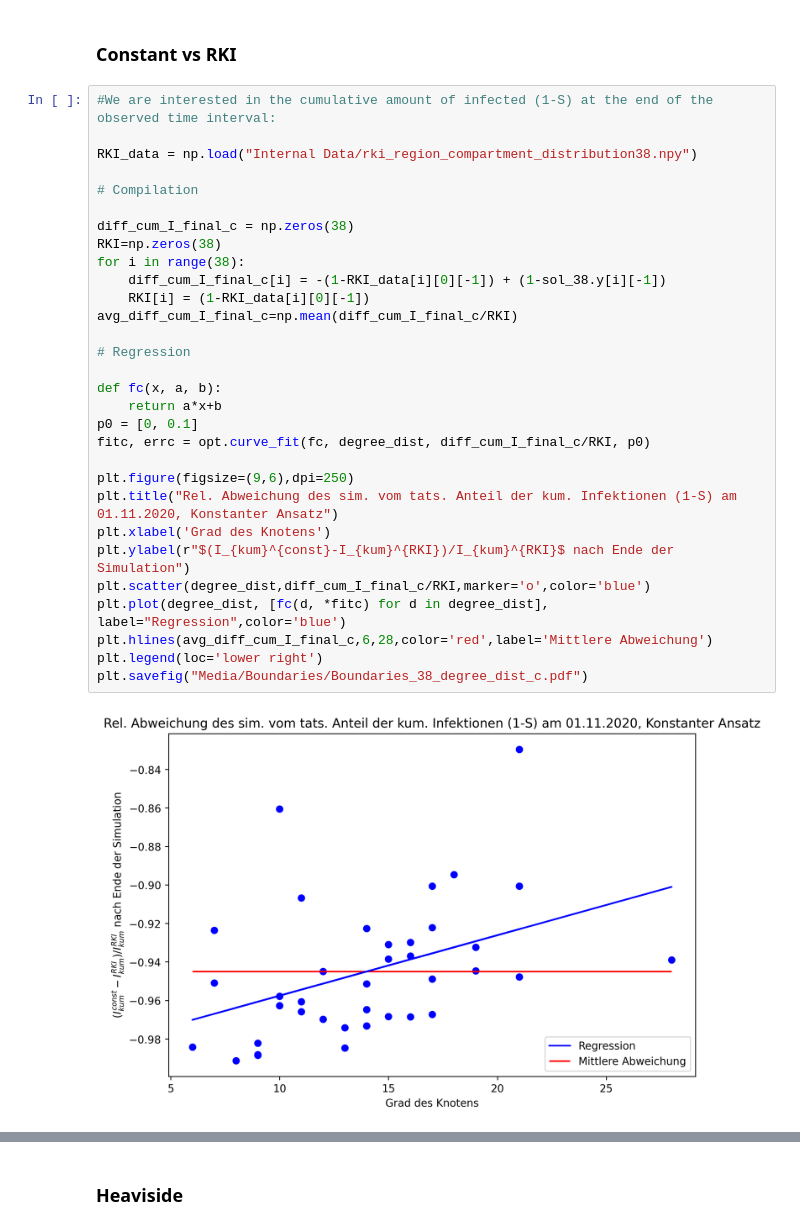
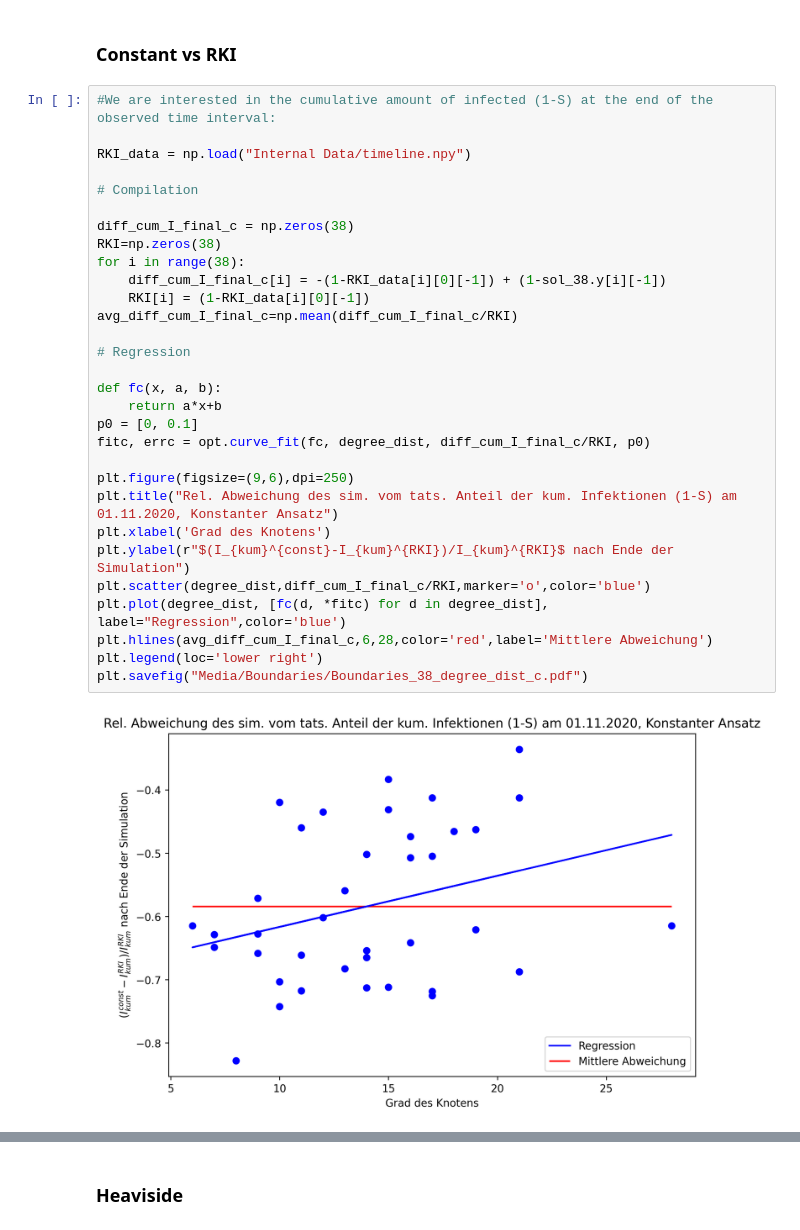
Before and after one commit to torbensun/Modeling-Of-Epidemics-With-Compartmental-And-Network-Models, a Jupyter notebook: Project.ipynb, the cells around one changed output, grey strips where cells are left out. Drawn from its saved outputs; the diff is of its cells as text.

Commit message:
Corrected Data Excerpt
only used in Boundaries

```diff
--- a/Project.ipynb
+++ b/Project.ipynb
@@ -655,35 +655,35 @@ for i in range(38):
 # %%
 #We are interested in the cumulative amount of infected (1-S) at the end of the observed time interval:
 
-RKI_data = np.load("Internal Data/rki_region_compartment_distribution38.npy")
+RKI_data = np.load("Internal Data/timeline.npy")
 
 # Compilation
 
 diff_cum_I_final_c = np.zeros(38)
 RKI=np.zeros(38)
 for i in range(38):
     diff_cum_I_final_c[i] = -(1-RKI_data[i][0][-1]) + (1-sol_38.y[i][-1])
     RKI[i] = (1-RKI_data[i][0][-1])
 avg_diff_cum_I_final_c=np.mean(diff_cum_I_final_c/RKI)
 
 # Regression
 
 def fc(x, a, b):
 	return a*x+b
 p0 = [0, 0.1]
 fitc, errc = opt.curve_fit(fc, degree_dist, diff_cum_I_final_c/RKI, p0)
 
 plt.figure(figsize=(9,6),dpi=250)
 plt.title("Rel. Abweichung des sim. vom tats. Anteil der kum. Infektionen (1-S) am 01.11.2020, Konstanter Ansatz")
 plt.xlabel('Grad des Knotens')
 plt.ylabel(r"$(I_{kum}^{const}-I_{kum}^{RKI})/I_{kum}^{RKI}$ nach Ende der Simulation")
 plt.scatter(degree_dist,diff_cum_I_final_c/RKI,marker='o',color='blue')
 plt.plot(degree_dist, [fc(d, *fitc) for d in degree_dist], label="Regression",color='blue')
 plt.hlines(avg_diff_cum_I_final_c,6,28,color='red',label='Mittlere Abweichung')
 plt.legend(loc='lower right')
 plt.savefig("Media/Boundaries/Boundaries_38_degree_dist_c.pdf")
 # %% [output]
-[figure, old version]
+[figure, new version]
 # %%
 from scipy import stats
 r_h_p=stats.pearsonr(degree_dist,diff_cum_I_final_c/RKI)[0]
```
Also changed, not shown: parts of 3 cells of this notebook, 5 other files.
